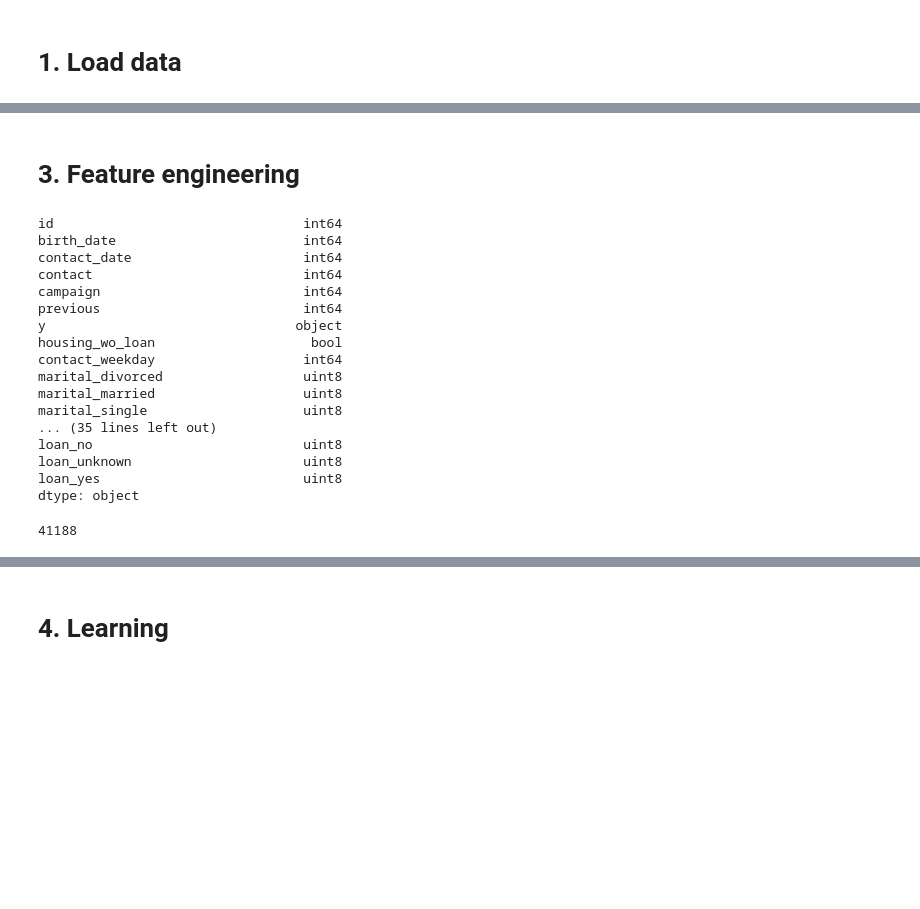
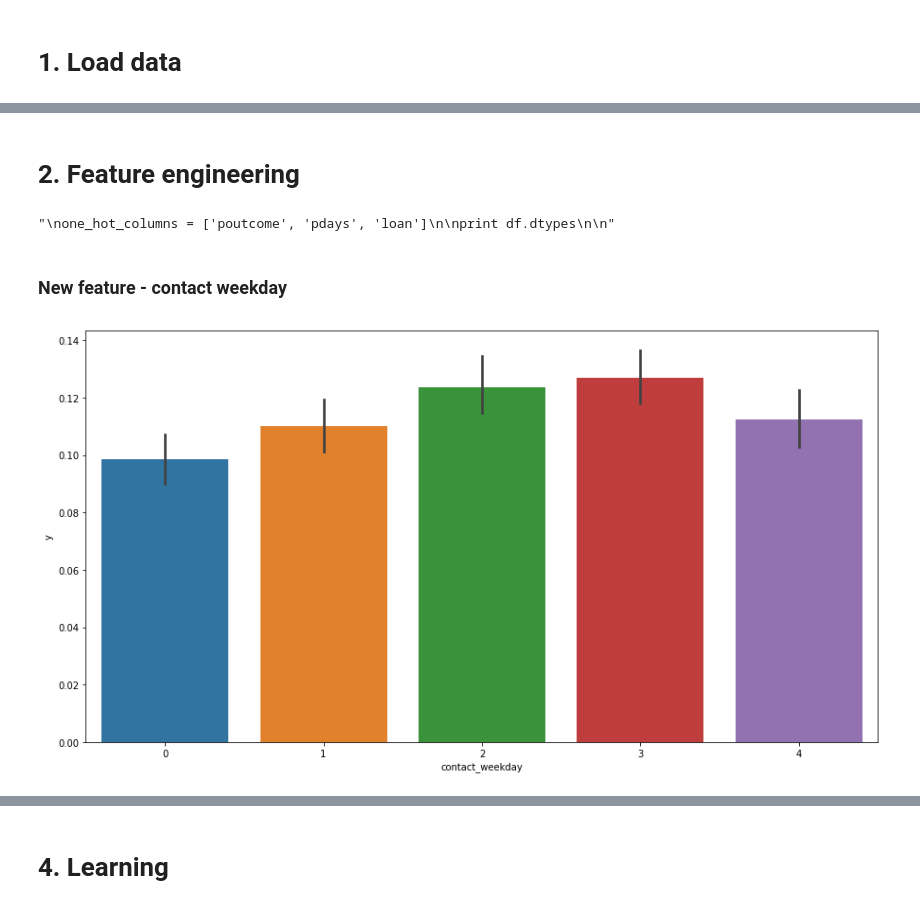
Before and after one commit to destruktiw/JNP3-1, a Jupyter notebook: Solution.ipynb, the cells around one changed output, grey strips where cells are left out. Cells and saved outputs as stored; diff of their text form; code cells hidden in the pictures; blank space fills up the shorter version.

```diff
--- a/Solution.ipynb
+++ b/Solution.ipynb
@@ -140,49 +26,23 @@ plt.show()
-# %% [markdown]
-# 3. Feature engineering
-# %%
-df = df_base.copy()
-
-df['housing_wo_loan'] = df.apply(lambda x: x['housing']=='yes' and x['loan']=='no', axis=1)
-df['contact_weekday'] = df['contact_date'].apply(lambda x: x.weekday())
-
-# Drop month and day of birth
-#df['birth_date'] = df['birth_date'].apply(lambda x: x.split('-')[0])
-df['birth_date'] = df['birth_date'].apply(lambda x: (x.month + (x.year-1920)*12)/50)
-
-# Split contact_date into 6-month periods
-df['contact_weekday'] = df['contact_date'].apply(lambda x: x.weekday())
-df['contact_date'] = df['contact_date'].apply(lambda x: (x.month + (x.year-2008)*12)/6)
-
-df['pdays'] = df['pdays'].apply(lambda x: x/8)
-df['campaign'] = df['campaign'].apply(lambda x: x/4)
-
-df['campaign'] = df['campaign'].apply(lambda x: x/4)
-df.loc[df.campaign > 2, 'campaign'] = 3
-
-df.contact.replace(('cellular', 'telephone'), (1, 0), inplace=True)
-
-one_hot_columns = ['marital', 'education', 'default', 'poutcome', 'job', 'pdays', 'housing', 'loan']
-df = pd.get_dummies(df, columns=one_hot_columns)
-
-print df.dtypes
-
-len(df)
-# %% [output]
-id                                int64
-birth_date                        int64
-contact_date                      int64
-contact                           int64
-campaign                          int64
-previous                          int64
-y                                object
-housing_wo_loan                    bool
-contact_weekday                   int64
-marital_divorced                  uint8
-marital_married                   uint8
-marital_single                    uint8
-... (35 lines left out)
-loan_no                           uint8
-loan_unknown                      uint8
-loan_yes                          uint8
-dtype: object
-41188
+# %% [markdown]
+# 2. Feature engineering
+# %%
+df = df_base.copy()
+'''
+one_hot_columns = ['poutcome', 'pdays', 'loan']
+
+print df.dtypes
+
+'''
+# %% [output]
+"\none_hot_columns = ['poutcome', 'pdays', 'loan']\n\nprint df.dtypes\n\n"
+# %% [markdown]
+### New feature - contact weekday
+# %%
+df['contact_weekday'] = df['contact_date'].apply(lambda x: x.weekday())
+
+learn = df.loc[df['y'] != 'unknown'].copy()
+learn['y'] = learn['y'].astype('int64')
+sns.barplot(x='contact_weekday', y='y', data=learn)
+plt.show()
+# %% [output]
+[figure, added]
```
Also changed, not shown: parts of 57 cells of this notebook.
